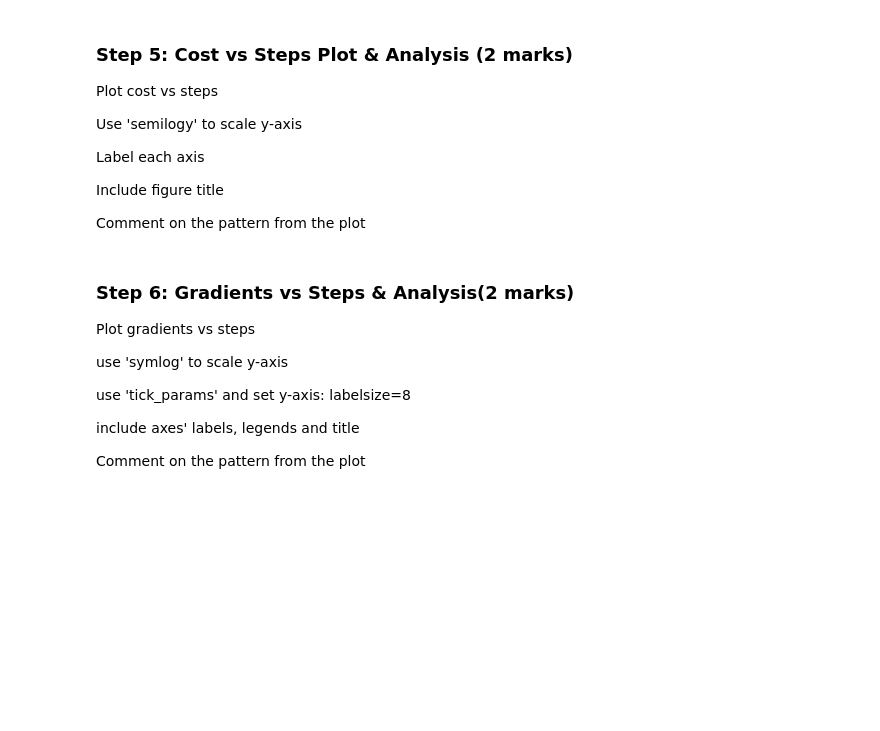
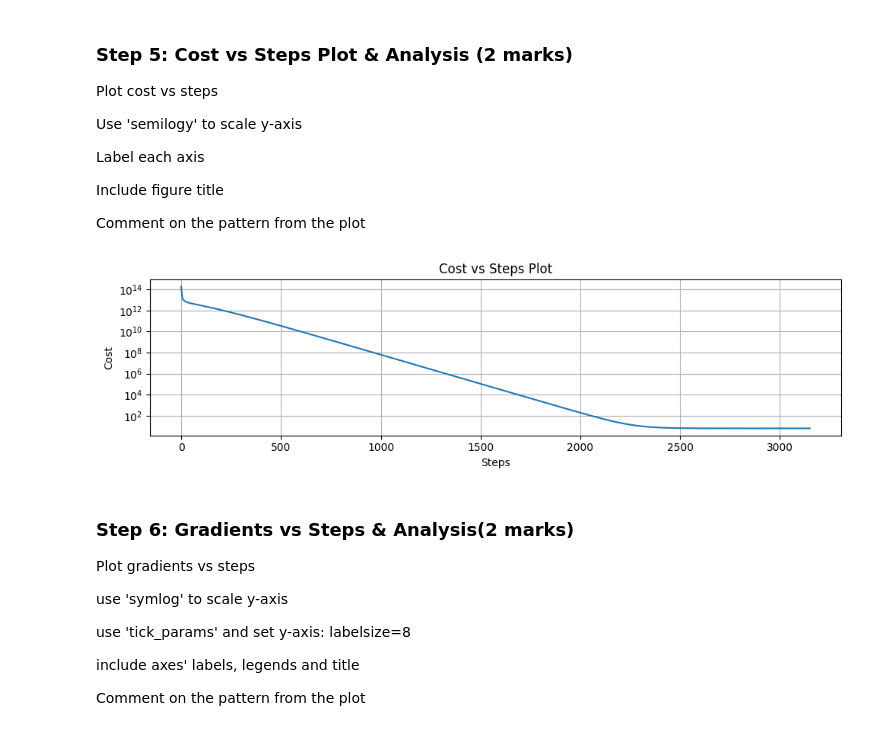
Before and after one commit to JiagengMi/engg680_2024_fall, a Jupyter notebook: Lab_Assignment3/IntroductionToMachineLearning.ipynb, the cells around one changed output. Cells and saved outputs as stored; diff of their text form; code cells hidden in the pictures; blank space fills up the shorter version.

```diff
--- a/Lab_Assignment3/IntroductionToMachineLearning.ipynb
+++ b/Lab_Assignment3/IntroductionToMachineLearning.ipynb
@@ -282,13 +262,19 @@ Include figure title
 Comment on the pattern from the plot
 # %%
 fig , ax = plt.subplots(nrows=1,ncols=1, figsize=(10,3))
-# ...
+
+plt.semilogy(arr_cost)
+ax.set_xlabel("Steps")
+ax.set_ylabel("Cost")
+ax.set_title("Cost vs Steps Plot")
 ax.grid(True)
 fig.tight_layout()
 plt.show()
 
 # Comment on the pattern
-# ...
+# Cost drops quickly to the 13th power of 10 at first, indicating the algorithm is approaching the optimal solution. And then steadily declines until it stabilizes around 10 after 2400 steps, showing convergence.
+# %% [output]
+[figure, added]
 # %% [markdown]
 ### Step 6: Gradients vs Steps & Analysis(2 marks)
 Plot gradients vs steps
```
Also changed, not shown: parts of 19 cells of this notebook.
